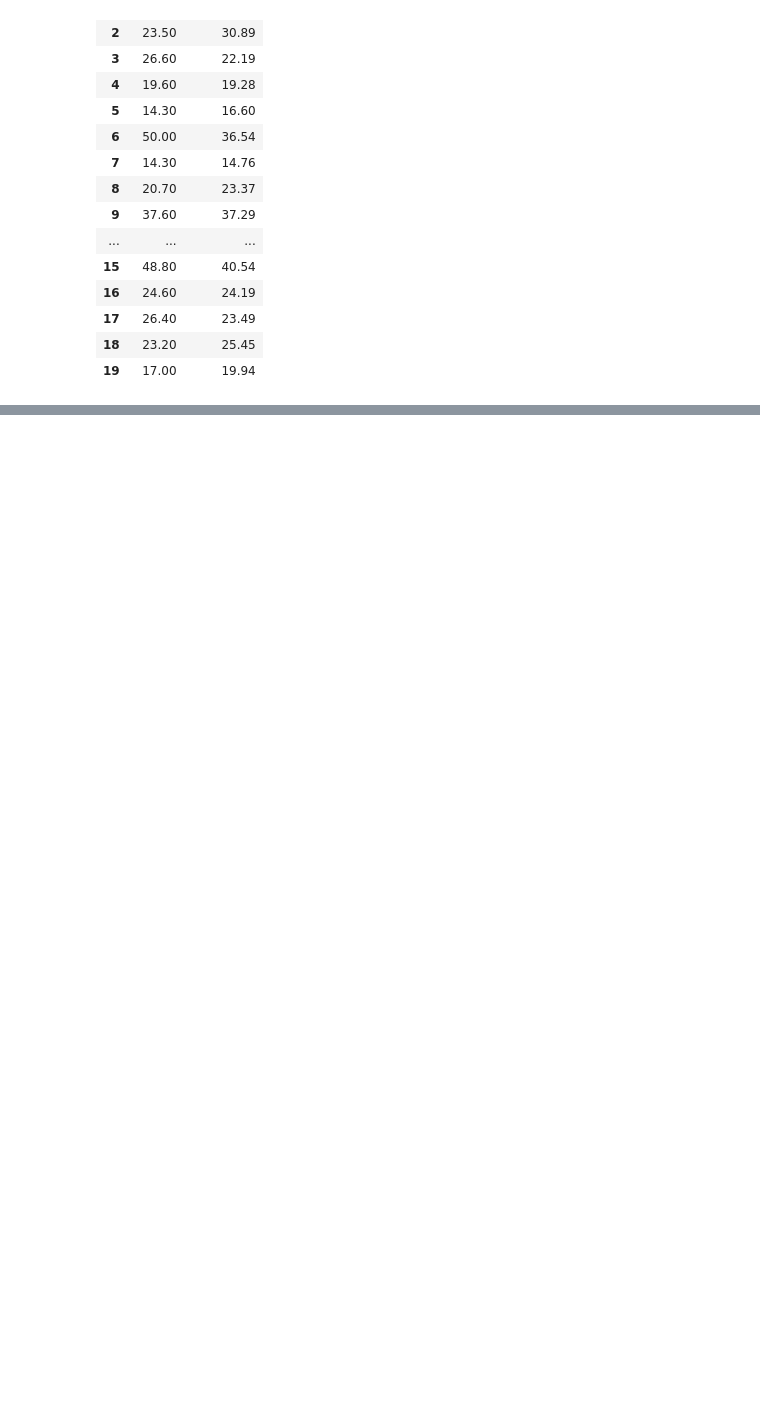
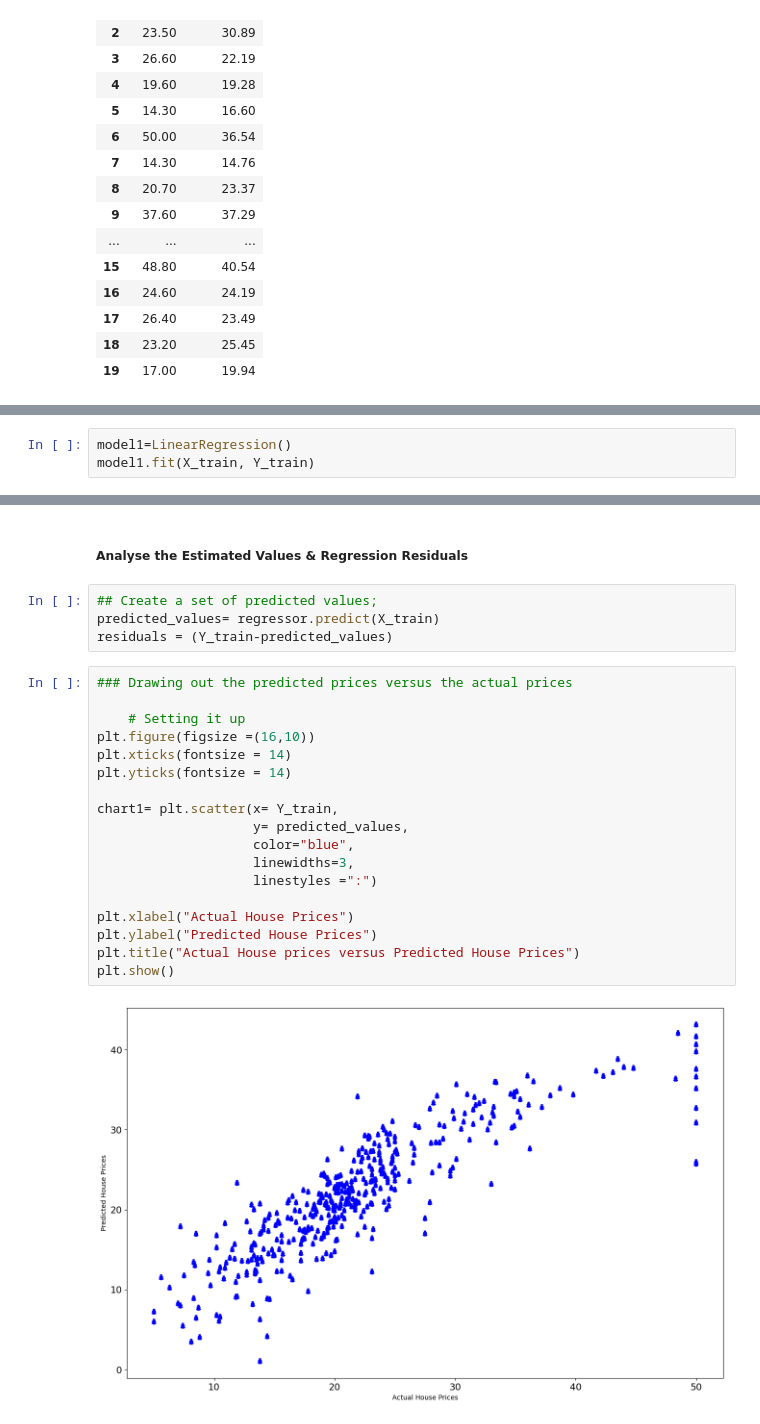
Before and after one commit to shane-221/Python_Basics, a Jupyter notebook: 09_Advanced-Data_Analysis(Pandas-Plotly-Seaborn)/81_Day_81_Multivariate_Regressions/main.ipynb, the cells around one changed output, grey strips where cells are left out. Saved outputs shown, nothing was run; the diff lists cells and outputs as text; blank space fills up the shorter version.

Commit message:
Day 81 miltibariate regression aprtly done

```diff
--- a/09_Advanced-Data_Analysis(Pandas-Plotly-Seaborn)/81_Day_81_Multivariate_Regressions/main.ipynb
+++ b/09_Advanced-Data_Analysis(Pandas-Plotly-Seaborn)/81_Day_81_Multivariate_Regressions/main.ipynb
@@ -289,0 +293,3 @@ comparisons.head(20)
+# %%
+model1=LinearRegression()
+model1.fit(X_train, Y_train)
@@ -289,0 +314,26 @@ comparisons.head(20)
+# %% [markdown]
+##### Analyse the Estimated Values & Regression Residuals
+# %%
+## Create a set of predicted values;
+predicted_values= regressor.predict(X_train)
+residuals = (Y_train-predicted_values)
+# %%
+### Drawing out the predicted prices versus the actual prices
+
+    # Setting it up
+plt.figure(figsize =(16,10))
+plt.xticks(fontsize = 14)
+plt.yticks(fontsize = 14)
+
+chart1= plt.scatter(x= Y_train,
+                    y= predicted_values,
+                    color="blue",
+                    linewidths=3,
+                    linestyles =":")
+
+plt.xlabel("Actual House Prices")
+plt.ylabel("Predicted House Prices")
+plt.title("Actual House prices versus Predicted House Prices")
+plt.show()
+# %% [output]
+[figure, added]
```
Also changed, not shown: parts of 15 cells of this notebook.
